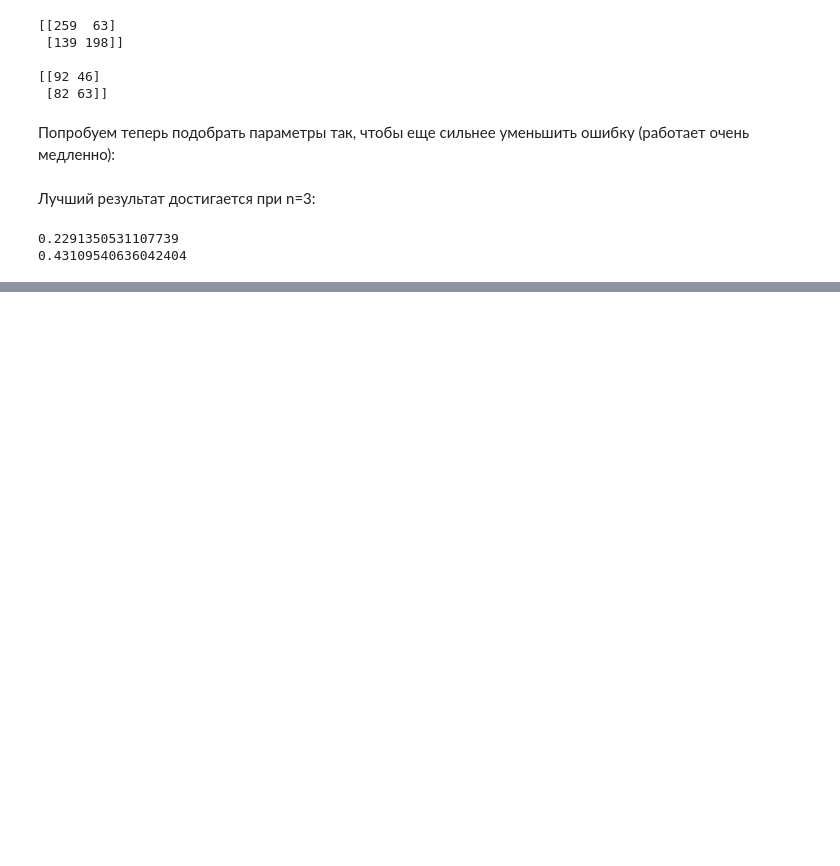
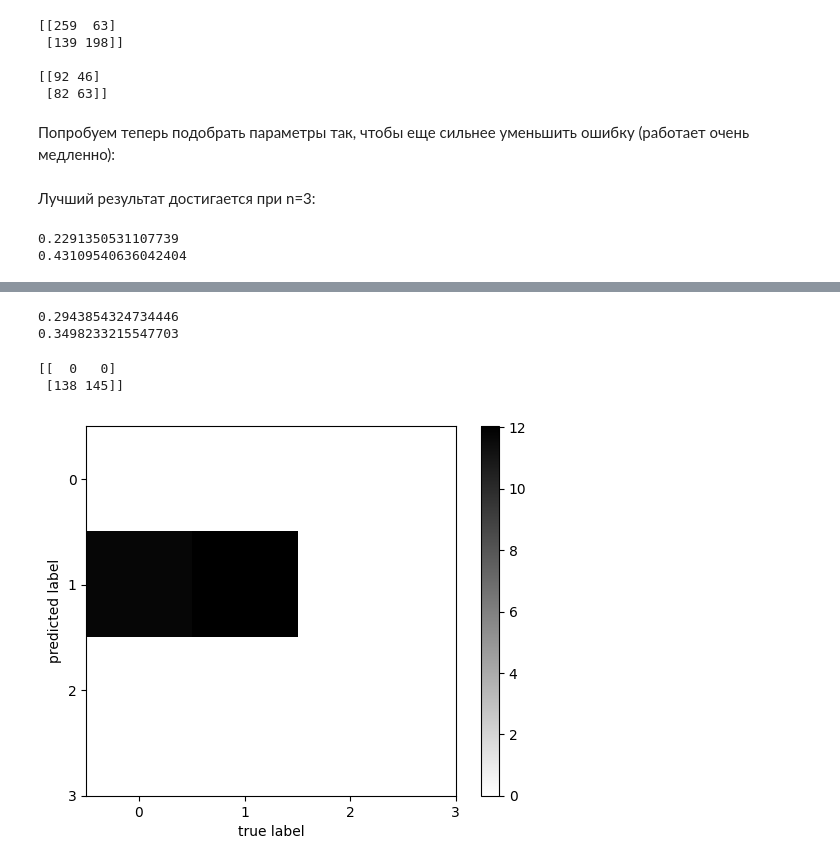
Before and after one commit to KutuevR/Machine_learning_2022, a Jupyter notebook: RedWineQuality.ipynb, the cells around one changed output, grey strips where cells are left out. Drawn from its saved outputs; the diff is of its cells as text; code cells hidden in the pictures; blank space fills up the shorter version.

```diff
--- a/RedWineQuality.ipynb
+++ b/RedWineQuality.ipynb
@@ -637,0 +629,31 @@ print(f"{err_test}")
+# %%
+mlp_model = MLPClassifier(alpha = alpha_opt[0], hidden_layer_sizes = (50,50,),
+                          solver = 'adam', activation = 'relu', random_state = 42)
+mlp_model.fit(X_train, y_train)
+
+y_train_pred = mlp_model.predict(X_train)
+y_test_pred = mlp_model.predict(X_test)
+print(np.mean(y_train != y_train_pred))
+print(np.mean(y_test != y_test_pred))
+# %% [output]
+0.2943854324734446
+0.3498233215547703
+# %%
+from sklearn.metrics import confusion_matrix
+print(confusion_matrix(y_test_pred, y_test))
+# %% [output]
+[[  0   0]
+ [138 145]]
+# %%
+M = confusion_matrix(y_test_pred, y_test)
+M = np.sqrt(M)
+plt.imshow(M, interpolation = 'nearest')
+plt.set_cmap('binary')
+plt.xticks(range(4))
+plt.yticks(range(4))
+plt.xlabel("true label")
+plt.ylabel("predicted label")
+plt.colorbar()
+pass
+# %% [output]
+[figure, added]
```
Also changed, not shown: parts of 45 cells of this notebook, 1 other file.
